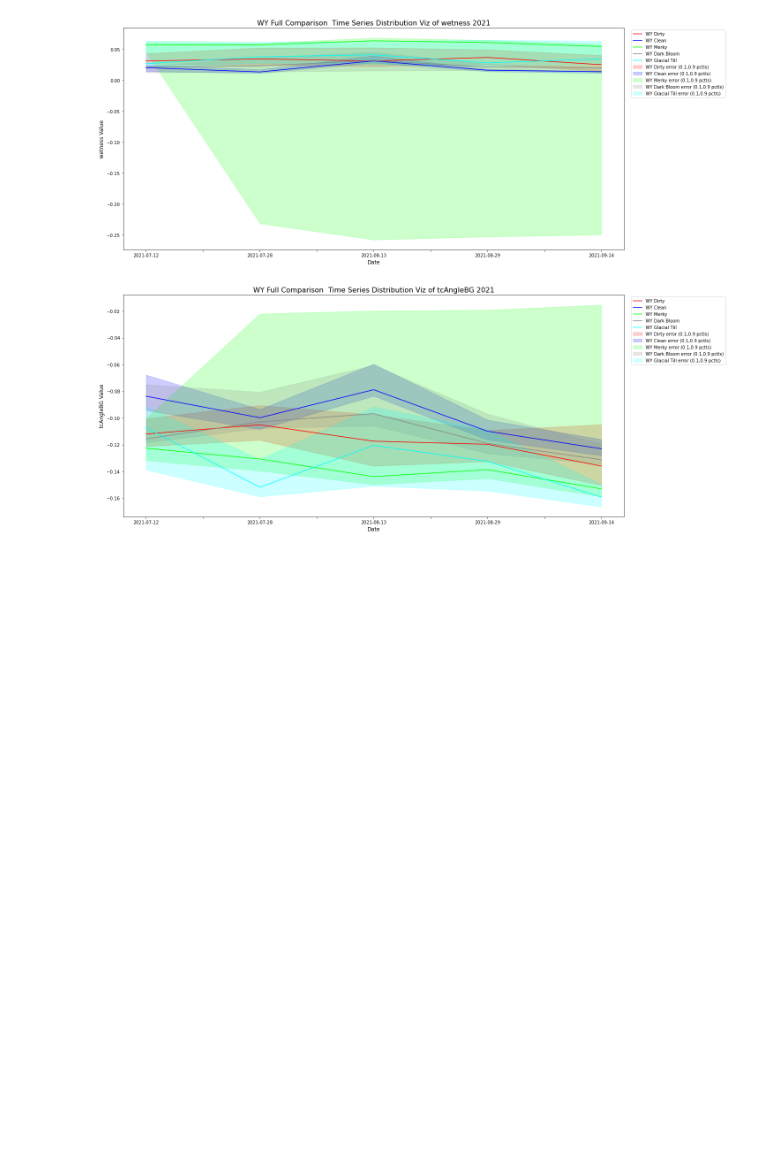
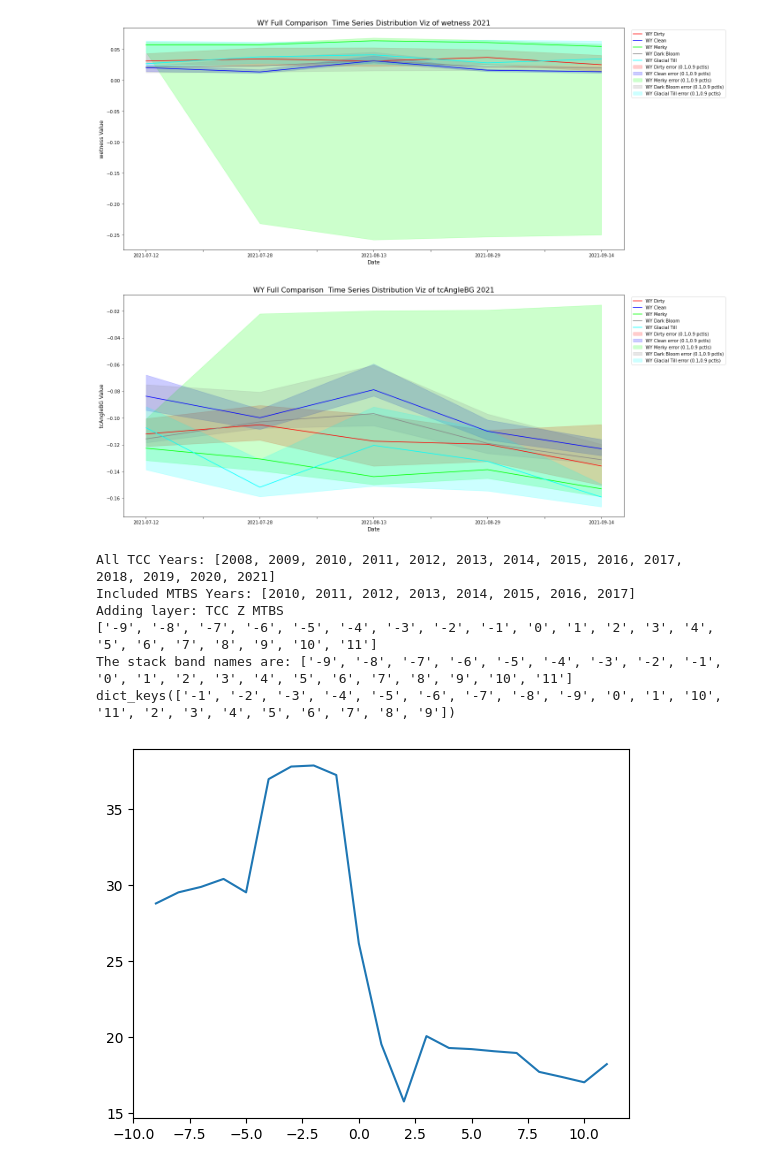
Before and after one commit to rcr-usfs/AlgalBlooms, a Jupyter notebook: 02_Data_Exploration_Code/distributionViz.ipynb, the cells around one changed output. Drawn from its saved outputs; the diff is of its cells as text; code cells hidden in the pictures; blank space fills up the shorter version.

```diff
--- a/02_Data_Exploration_Code/distributionViz.ipynb
+++ b/02_Data_Exploration_Code/distributionViz.ipynb
@@ -206,3 +206,83 @@ Reading in tables for: tcAngleBG WY Glacial Till
 [figure]
 [figure]
 [figure]
+# %%
+import os,sys,datetime
+import matplotlib.pyplot as plt
+sys.path.append(os.getcwd())
+
+#Module imports
+import geeViz.getImagesLib as getImagesLib
+import geeViz.taskManagerLib as taskManagerLib
+import geeViz.changeDetectionLib as changeDetectionLib
+ee = getImagesLib.ee
+Map = getImagesLib.Map
+Map.clearMap()
+##################################################
+
+mtbs = ee.ImageCollection("USFS/GTAC/MTBS/annual_burn_severity_mosaics/v1")
+##################################################
+
+tcc = ee.ImageCollection('projects/nlcd-tcc/assets/CONUS-TCC/Final-products/tcc_rawAnalytic')
+tcc = tcc.filter(ee.Filter.stringContains('system:index','_mean'))
+tcc_years = tcc.aggregate_histogram('Year').keys().map(lambda n:ee.Number.parse(n).int16()).getInfo()
+tcc = ee.ImageCollection([tcc.filter(ee.Filter.calendarRange(yr,yr,'year')).mosaic().set('system:time_start',ee.Date.fromYMD(yr,6,1).millis()) for yr in tcc_years])
+##################################################
+# Min number of years from all available TCC years to start and stop with the MTBS collection
+pre_min = 2
+post_min = 5
+
+mtbs_years = tcc_years[pre_min:-post_min+1]
+print('All TCC Years:',tcc_years)
+print('Included MTBS Years:',mtbs_years)
+
+# Iterate through each mtbs year and then tcc year
+# Mask the tcc year by the mtbs burn mask for the given mtbs year and set relevant properties
+zCollection = []
+for mtbs_year in mtbs_years:
+	mtbs_yr = mtbs.filter(ee.Filter.calendarRange(mtbs_year,mtbs_year,'year')).mosaic()
+	for tcc_year in tcc_years:
+		zYr = tcc_year-mtbs_year
+		tcc_yr = tcc.filter(ee.Filter.calendarRange(tcc_year,tcc_year,'year')).mosaic().updateMask(mtbs_yr)
+		tcc_yr = tcc_yr.set({'tcc_year':tcc_year,'mtbs_year':mtbs_year,'zYr':zYr})
+		zCollection.append(ee.Image(tcc_yr))
+
+zCollection = ee.ImageCollection(zCollection)
+
+# Find the z years available and mosaic based on those years
+zYrs = zCollection.aggregate_histogram('zYr').keys().map(lambda n:ee.Number.parse(n).int16()).sort()
+def getZYr(zYr):
+	zYr = ee.Number(zYr)
+	zCYr = zCollection.filter(ee.Filter.eq('zYr',zYr)).mosaic()
+	d = ee.Date.fromYMD(zYr.add(1900),6,1).millis()
+	return zCYr.set({'zYr':zYr,'system:time_start':d})
+zCollection = ee.ImageCollection(zYrs.map(getZYr))
+
+Map.addTimeLapse(zCollection,{'min':0,'max':80,'palette':'EEE,080'},'TCC Z MTBS')
+
+summaryArea = ee.Geometry.Polygon(
+          [[[-116.35310363752222, 44.63158113370513],
+          [-116.35310363752222, 43.351201397586905],
+          [-113.62849426252222, 43.351201397586905],
+          [-113.62849426252222, 44.63158113370513]]], None, False)
+
+zBns = zYrs.map(lambda bn:ee.Number(bn).format())
+print(zBns.getInfo())
+tccStack = zCollection.toBands().rename(zBns)
+print('The stack band names are: {}'.format(tccStack.bandNames().getInfo()))
+
+# Get zonal mean
+tccMeans = tccStack.reduceRegion(ee.Reducer.mean(), summaryArea, 30, 'EPSG:5070', None, True, 1e13, 4).getInfo() #gee reduceRegion applies a reducer to all pixels
+print(tccMeans.keys())
+plt.plot(zYrs.getInfo(),tccMeans.values())
+
+Map.turnOnInspector()
+# Map.view()
+# %% [output]
+All TCC Years: [2008, 2009, 2010, 2011, 2012, 2013, 2014, 2015, 2016, 2017, 2018, 2019, 2020, 2021]
+Included MTBS Years: [2010, 2011, 2012, 2013, 2014, 2015, 2016, 2017]
+Adding layer: TCC Z MTBS
+['-9', '-8', '-7', '-6', '-5', '-4', '-3', '-2', '-1', '0', '1', '2', '3', '4', '5', '6', '7', '8', '9', '10', '11']
+The stack band names are: ['-9', '-8', '-7', '-6', '-5', '-4', '-3', '-2', '-1', '0', '1', '2', '3', '4', '5', '6', '7', '8', '9', '10', '11']
+dict_keys(['-1', '-2', '-3', '-4', '-5', '-6', '-7', '-8', '-9', '0', '1', '10', '11', '2', '3', '4', '5', '6', '7', '8', '9'])
+[figure, added]
```
Also changed, not shown: 11 other files.
